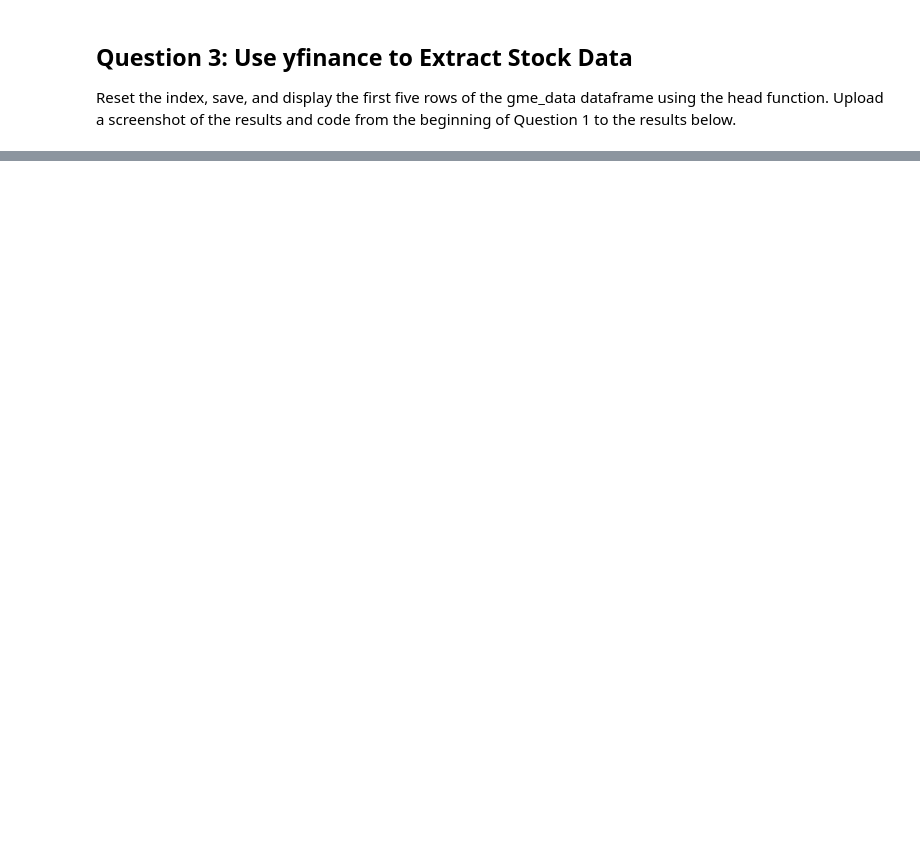
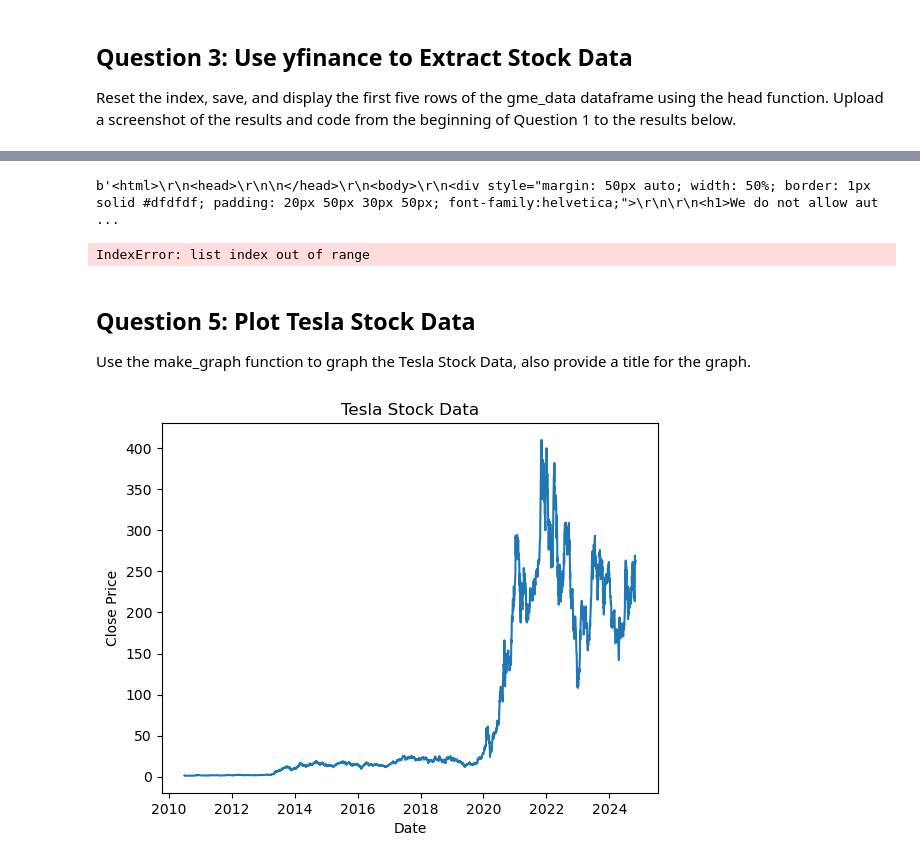
Before and after one commit to 23NNN/Tesla-Stock-Revenue-Data, a Jupyter notebook: Graduation.ipynb, the cells around one changed output, grey strips where cells are left out. Drawn from its saved outputs; the diff is of its cells as text; code cells hidden in the pictures; blank space fills up the shorter version.

Commit message:
Give the solution for every question

```diff
--- a/Graduation.ipynb
+++ b/Graduation.ipynb
@@ -58,4 +87,12 @@ tesla_revenue.tail()
 
 Reset the index, save, and display the first five rows of the gme_data dataframe using the head function. Upload a screenshot of the results and code from the beginning of Question 1 to the results below.
 # %%
+tesla = yf.Ticker("TSLA")
+tesla_data = tesla.history(period="1000y")
+tesla_data.reset_index(inplace=True)
+tesla_data.head()
+
 gme = yf.Ticker("GME")
+gme_data = gme.history(period="1000y")
+gme_data.reset_index(inplace=True)
+gme_data.head()
@@ -61,0 +109,40 @@ gme = yf.Ticker("GME")
+# %%
+url = "https://www.macrotrends.net/stocks/charts/GME/gamestop/revenue"
+data = requests.get(url)
+print(data.content)
+
+soup = BeautifulSoup(data.content, 'html.parser')
+
+gme_revenue = pd.DataFrame(columns = ['Date', 'Revenue'])
+
+for row in soup.find_all("tbody")[1].find_all("tr"):
+    col = row.find_all("td")
+    date = col[0].text
+    revenue = col[1].text.replace("$", "").replace(",", "")
+
+    gme_revenue = gme_revenue._append({"Date": date, "Revenue": revenue}, ignore_index = True)
+
+gme_revenue.tail()
+# %% [output]
+b'<html>\r\n<head>\r\n\n</head>\r\n<body>\r\n<div style="margin: 50px auto; width: 50%; border: 1px solid #dfdfdf; padding: 20px 50px 30px 50px; font-family:helvetica;">\r\n\r\n<h1>We do not allow aut ...
+IndexError: list index out of range
+# %% [markdown]
+## Question 5: Plot Tesla Stock Data
+Use the make_graph function to graph the Tesla Stock Data, also provide a title for the graph.
+# %%
+tesla_data["Date"] = pd.to_datetime(tesla_data["Date"])
+tesla_data["Date"] = tesla_data["Date"].dt.strftime("%Y-%m-%d")
+tesla_data["Date"] = pd.to_datetime(tesla_data["Date"])
+
+def make_graph(data, title):
+    fig = plt.figure()
+    ax = fig.add_subplot(1,1,1)
+    ax.plot(data["Date"], data["Close"])
+    ax.set_title(title)
+    ax.set_xlabel("Date")
+    ax.set_ylabel("Close Price")
+    plt.show()
+
+make_graph(tesla_data, "Tesla Stock Data")
+# %% [output]
+[figure, added]
```
Also changed, not shown: parts of 9 cells of this notebook.
